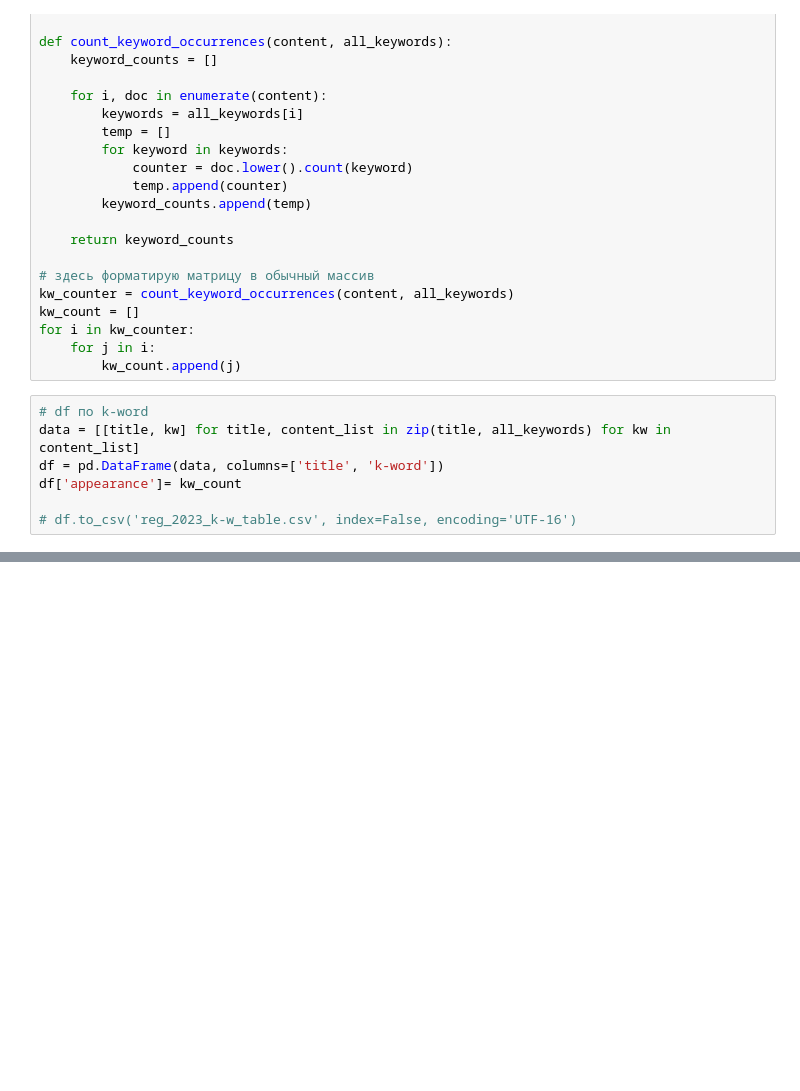
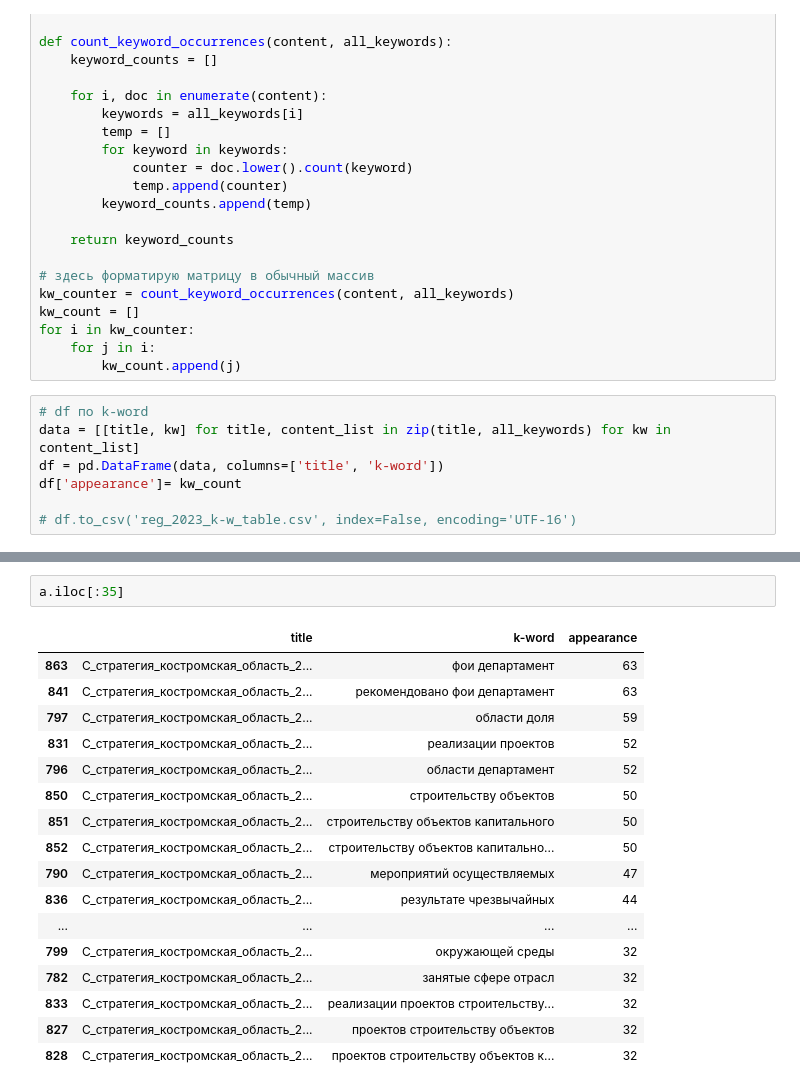
Before and after one commit to ostpanther/internetLAB, a Jupyter notebook: internetlab/code/k-w_extractions/TF-IDF/tf-idf_reg_corpus_over_2021-2023.ipynb, the cells around one changed output, grey strips where cells are left out. Cells and saved outputs as stored; diff of their text form; blank space fills up the shorter version.

```diff
--- a/internetlab/code/k-w_extractions/TF-IDF/tf-idf_reg_corpus_over_2021-2023.ipynb
+++ b/internetlab/code/k-w_extractions/TF-IDF/tf-idf_reg_corpus_over_2021-2023.ipynb
@@ -117,0 +163,20 @@ NameError: name 'vectorizer' is not defined
+# %%
+a.iloc[:35]
+# %% [output]
+|  | title | k-word | appearance |
+| 863 | C_стратегия_костромская_область_2... | фои департамент | 63 |
+| 841 | C_стратегия_костромская_область_2... | рекомендовано фои департамент | 63 |
+| 797 | C_стратегия_костромская_область_2... | области доля | 59 |
+| 831 | C_стратегия_костромская_область_2... | реализации проектов | 52 |
+| 796 | C_стратегия_костромская_область_2... | области департамент | 52 |
+| 850 | C_стратегия_костромская_область_2... | строительству объектов | 50 |
+| 851 | C_стратегия_костромская_область_2... | строительству объектов капитального | 50 |
+| 852 | C_стратегия_костромская_область_2... | строительству объектов капитально... | 50 |
+| 790 | C_стратегия_костромская_область_2... | мероприятий осуществляемых | 47 |
+| 836 | C_стратегия_костромская_область_2... | результате чрезвычайных | 44 |
+| ... | ... | ... | ... |
+| 799 | C_стратегия_костромская_область_2... | окружающей среды | 32 |
+| 782 | C_стратегия_костромская_область_2... | занятые сфере отрасл | 32 |
+| 833 | C_стратегия_костромская_область_2... | реализации проектов строительству... | 32 |
+| 827 | C_стратегия_костромская_область_2... | проектов строительству объектов | 32 |
+| 828 | C_стратегия_костромская_область_2... | проектов строительству объектов к... | 32 |
```
Also changed, not shown: parts of 8 cells of this notebook, 26 other files.
